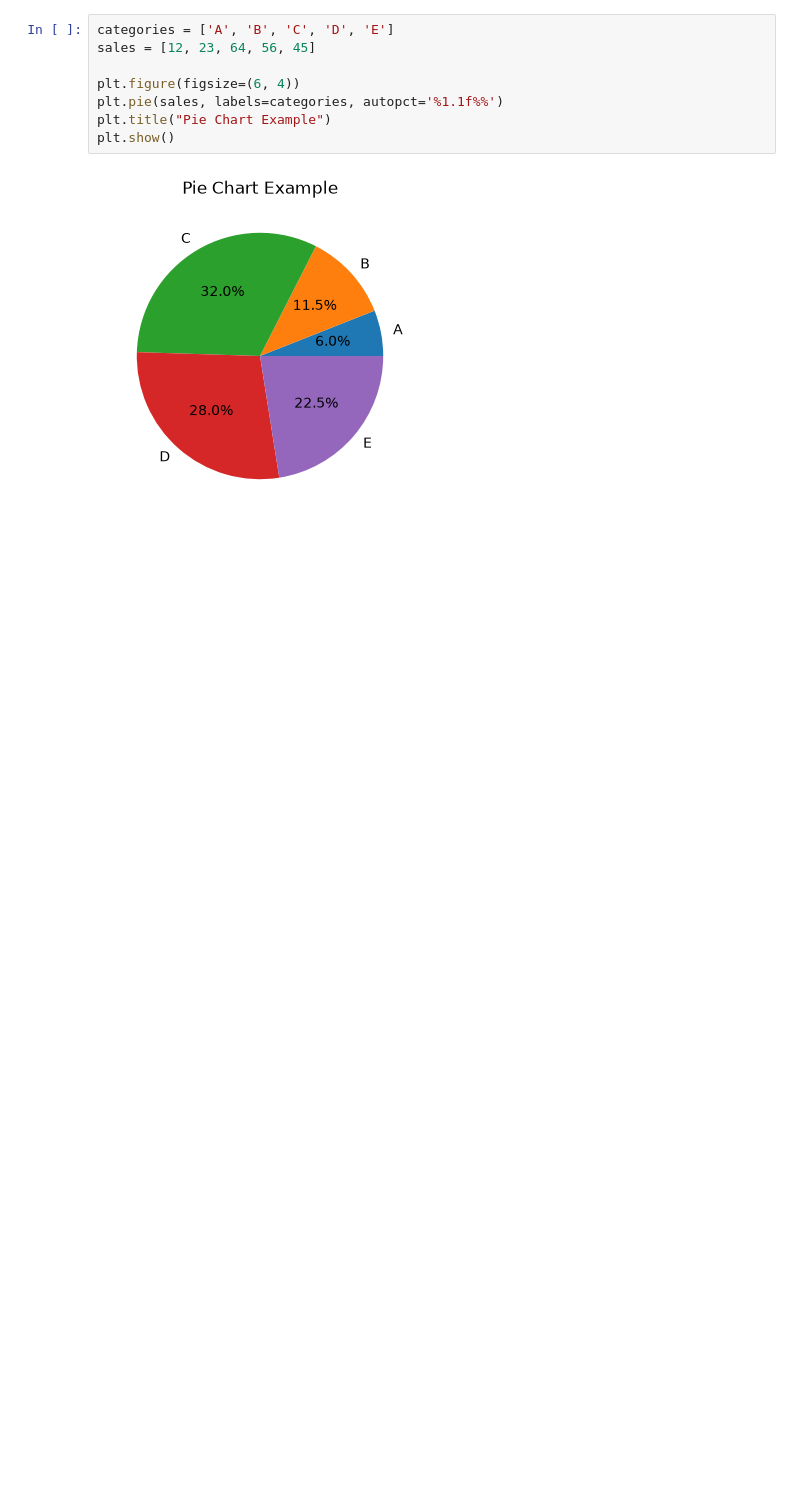
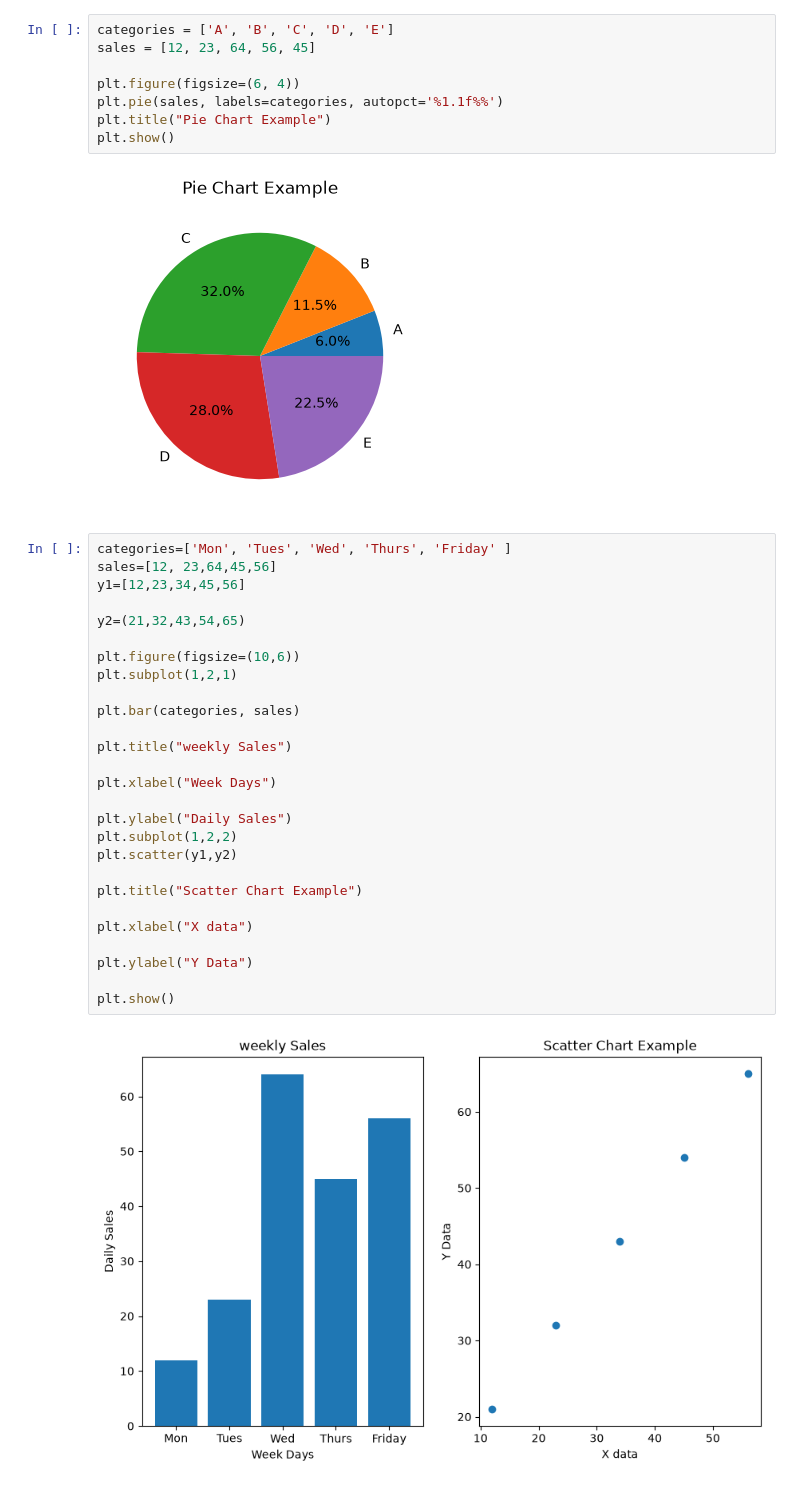
Before and after one commit to priyanship-cse/ADS_26_2026_2503201000866, a Jupyter notebook: Python/HCL Training/day3.ipynb, the cells around one changed output. Saved outputs shown, nothing was run; the diff lists cells and outputs as text; blank space fills up the shorter version.

Commit message:
Plot Code

```diff
--- a/Python/HCL Training/day3.ipynb
+++ b/Python/HCL Training/day3.ipynb
@@ -68,3 +68,32 @@ plt.title("Pie Chart Example")
 plt.show()
 # %% [output]
 [figure]
+# %%
+categories=['Mon', 'Tues', 'Wed', 'Thurs', 'Friday' ]
+sales=[12, 23,64,45,56]
+y1=[12,23,34,45,56]
+
+y2=(21,32,43,54,65)
+
+plt.figure(figsize=(10,6))
+plt.subplot(1,2,1)
+
+plt.bar(categories, sales)
+
+plt.title("weekly Sales")
+
+plt.xlabel("Week Days")
+
+plt.ylabel("Daily Sales")
+plt.subplot(1,2,2)
+plt.scatter(y1,y2)
+
+plt.title("Scatter Chart Example")
+
+plt.xlabel("X data")
+
+plt.ylabel("Y Data")
+
+plt.show()
+# %% [output]
+[figure, added]
```
